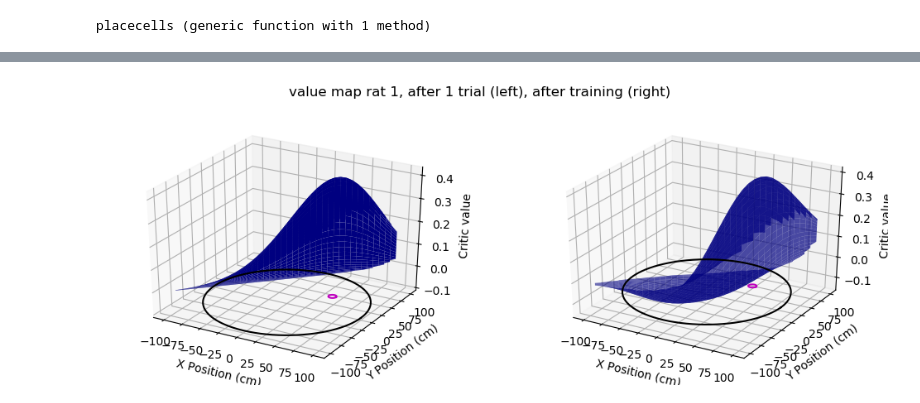
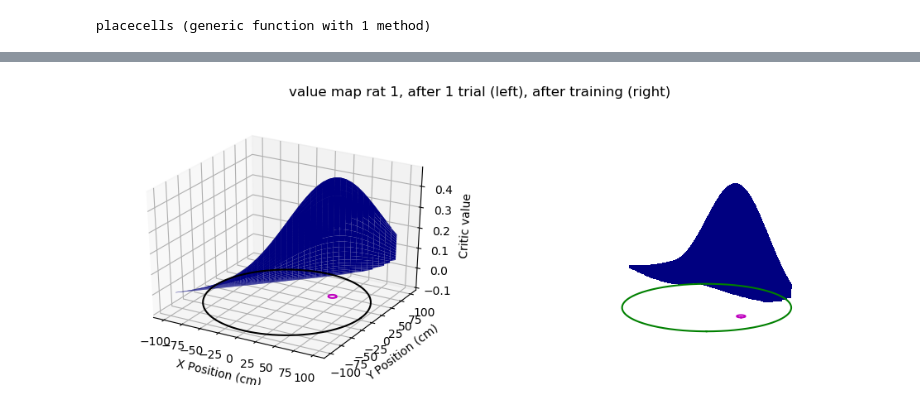
Before and after one commit to charlinetess/Morris-Watermaze-FosterDayanMorris-Paper, a Jupyter notebook: PlotusingPyPlots.ipynb, the cells around one changed output, grey strips where cells are left out. Drawn from its saved outputs; the diff is of its cells as text; code cells hidden in the pictures.

```diff
--- a/PlotusingPyPlots.ipynb
+++ b/PlotusingPyPlots.ipynb
@@ -367,34 +367,39 @@ end
 # Plot value function :
  using PyPlot
 
 
 
 # create the figure
 fig = figure("Test plot value map rat $(indexrat), after 1 trial",figsize=(12,4));
 
 subplot(121, projection="3d")
 # show the value map
 s1 = surf(x,y,vbegin,cmap=ColorMap("jet"));
 plot(R*cos.(theta),R*sin.(theta),-0.1,"k-")
 plot(rats.experiment[indexrat].day[1].Platform[1]+r*cos.(theta),rats.experiment[indexrat].day[1].Platform[2]+r*sin.(theta),-0.1,"m-")
 
 
 xlabel("X Position (cm)");
 ylabel("Y Position (cm)");
 zlabel("Critic value");
 
 
 subplot(122, projection="3d")
 suptitle("value map rat $(indexrat), after 1 trial (left), after training (right)")
 
-# show the value map
-s2 = surf(x2,y2,vend,cmap=ColorMap("jet"), alpha=0.7);
-plot(R*cos.(theta),R*sin.(theta),-0.1,"k-")
+
+s2 = surf(x2,y2,vend,facecolors=get_cmap("jet").o(vend./maximum(vend)), linewidth=0, antialiased=false, shade=false)
+plot(R*cos.(theta),R*sin.(theta),-0.1,"g-")
 plot(rats.experiment[indexrat].day[1].Platform[1]+r*cos.(theta),rats.experiment[indexrat].day[1].Platform[2]+r*sin.(theta),-0.1,"m-")
 fig[:canvas][:draw]()
 
 xlabel("X Position (cm)");
 ylabel("Y Position (cm)");
 zlabel("Critic value");
+
+ax=gca()
+ax[:set_axis_off]()
+gca()[:grid](false);
+gca()[:view_init](20.0,0.0)
 # %% [output]
-[figure, old version]
+[figure, new version]
```
Also changed, not shown: parts of 17 cells of this notebook, 4 other files.
